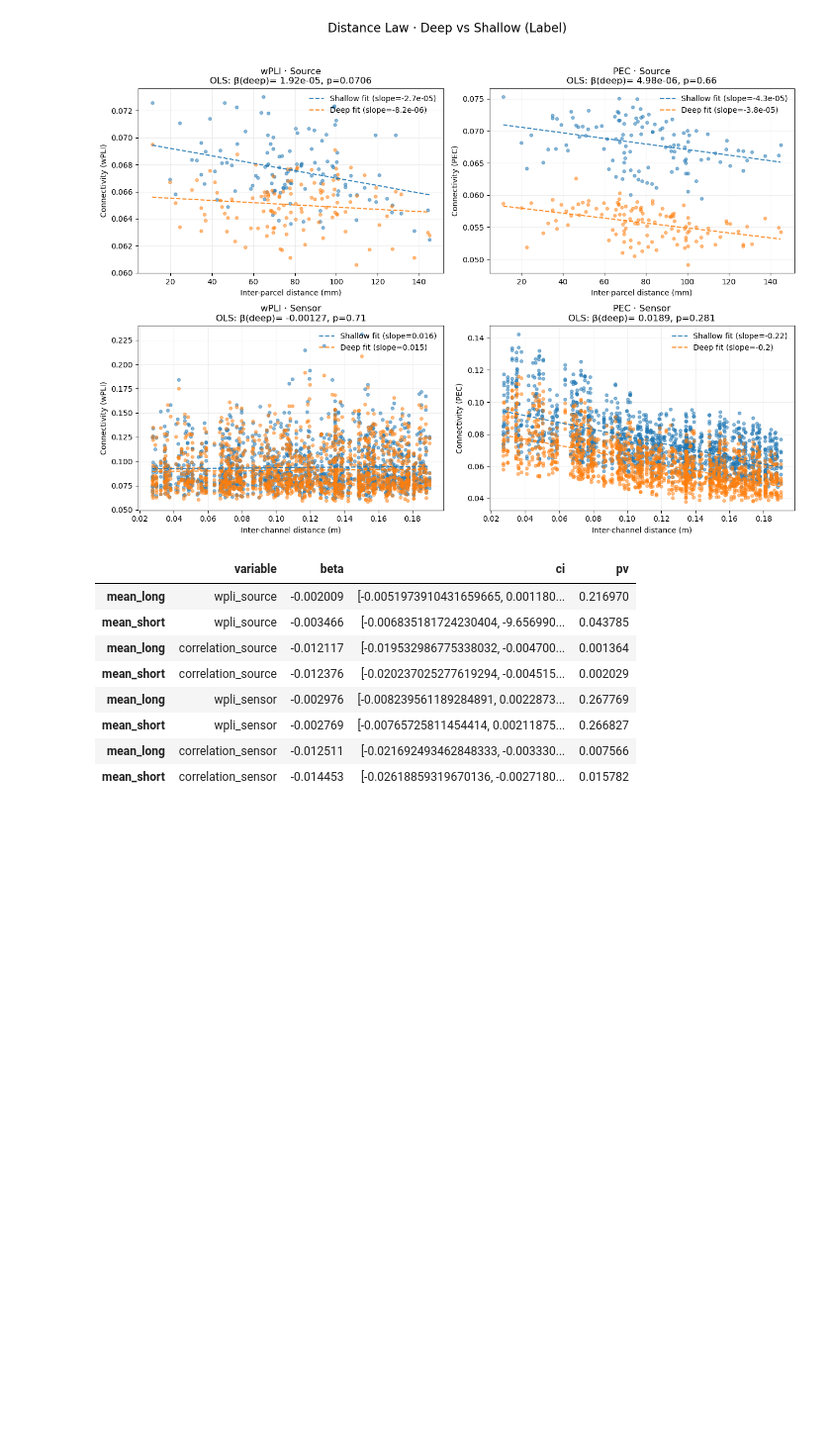
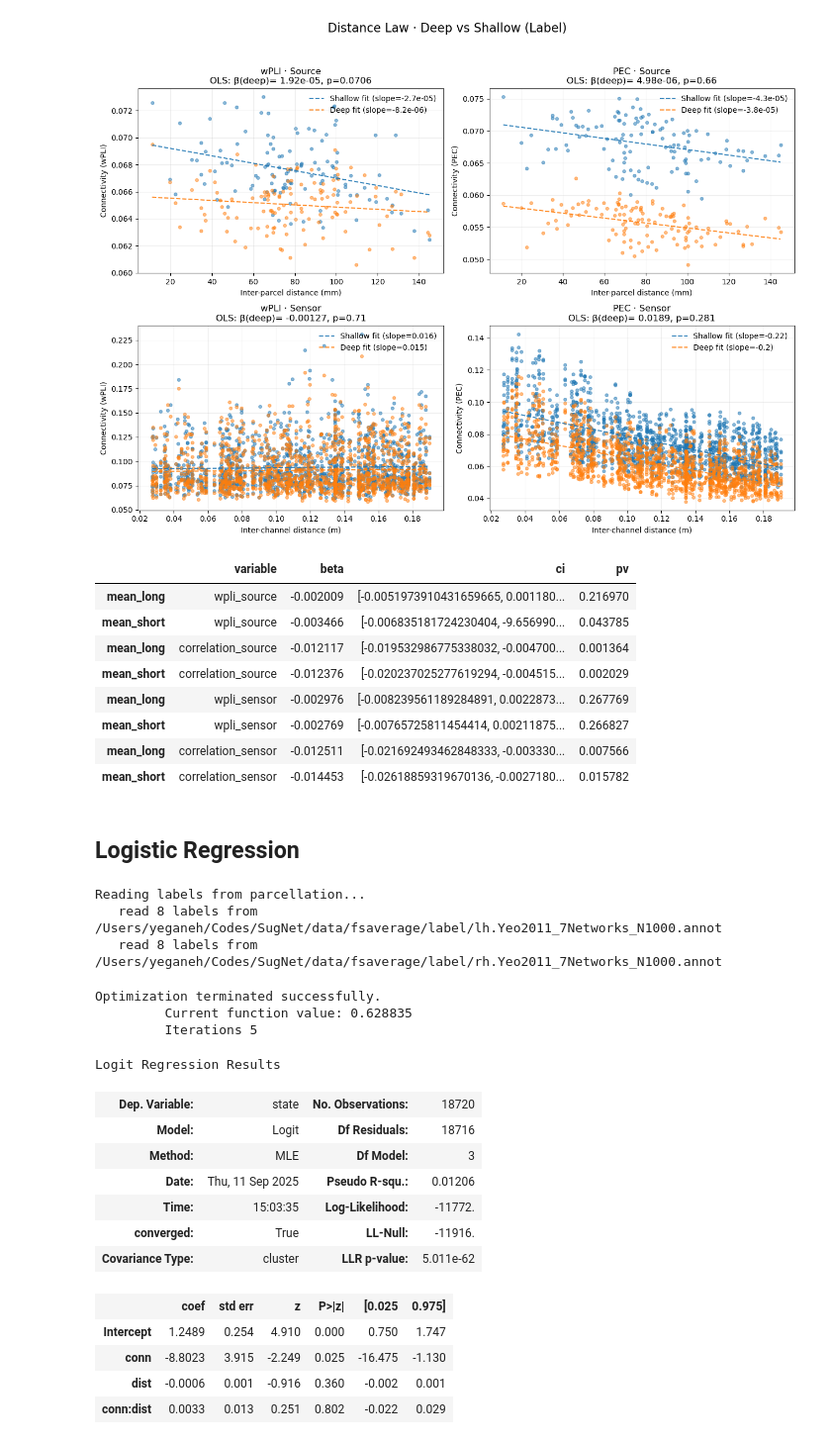
Before and after one commit to Yeganehfrh/SugNet, a Jupyter notebook: notebooks/Accuracy-Frequency.ipynb, the cells around one changed output. Shown: that part at 99% size. Drawn from its saved outputs; the diff is of its cells as text; code cells hidden in the pictures; blank space fills up the shorter version.

Commit message:
Add logistic regression analysis

```diff
--- a/notebooks/Accuracy-Frequency.ipynb
+++ b/notebooks/Accuracy-Frequency.ipynb
@@ -504,7 +504,7 @@ def create_edge_metadata(level):
         edge_pairs['edge_names'] = conn_edges
 
     elif level == 'source':
-        N_nodes, roi_xyz, roi_hemi, roi_yeo, _ = yeo_roi_to_mni()
+        N_nodes, roi_xyz, roi_hemi, roi_yeo, roi_names = yeo_roi_to_mni()
         #### Edge Metadata
         # Pairs for upper triangle
         i_idx, j_idx = np.triu_indices(N_nodes, k=1)
@@ -517,6 +517,7 @@ def create_edge_metadata(level):
         edge_pairs["within_net"]= (roi_yeo[i_idx] == roi_yeo[j_idx]).astype(int)
         edge_pairs["net_i"]     = roi_yeo[i_idx]
         edge_pairs["net_j"]     = roi_yeo[j_idx]
+        edge_pairs["edge_names"] = roi_names[i_idx] + ' \N{left right arrow} ' + roi_names[j_idx]
 
         # long/short by distance quantiles (robust)
         q30, q70 = np.quantile(edge_pairs["dist"], [0.30, 0.70])
@@ -606,3 +607,49 @@ mst_df
 | mean_short | wpli_sensor | -0.002769 | [-0.00765725811454414, 0.00211875... | 0.266827 |
 | mean_long | correlation_sensor | -0.012511 | [-0.021692493462848333, -0.003330... | 0.007566 |
 | mean_short | correlation_sensor | -0.014453 | [-0.02618859319670136, -0.0027180... | 0.015782 |
+# %% [markdown]
+## Logistic Regression
+# %%
+# PARAMS
+LEVEL = 'source'
+CONN_METRIC = 'correlation'
+DEEP_SHALLOW = 'condition'
+
+conn_path = f'data/classification_datasets/{CONN_METRIC}_{LEVEL}.csv'
+conn = open_conn_df(conn_path, DEEP_SHALLOW)
+edge_pairs, N_nodes, i_idx, j_idx = create_edge_metadata(LEVEL)
+
+# create edge-level (long format) df
+gamma_cols = [i for i in conn.columns if 'gamma' in i]
+[gamma_cols.append(i) for i in ['sub', 'state']]
+conn_long = conn[gamma_cols].melt(id_vars=['sub', 'state'], value_name='conn', var_name='edge_names')
+conn_long['edge_names'] = conn_long['edge_names'].apply(lambda x: x.replace(' (gamma)', ''))
+distance_df = edge_pairs[['edge_names', 'dist']]
+# include dist based on the edge names
+conn_long = pd.merge(conn_long, distance_df, on='edge_names')
+conn_long['state'] = conn_long['state'].apply(lambda x: 1 if x=='deep' else 0)  # convert to integer
+# %% [output]
+Reading labels from parcellation...
+   read 8 labels from /Users/yeganeh/Codes/SugNet/data/fsaverage/label/lh.Yeo2011_7Networks_N1000.annot
+   read 8 labels from /Users/yeganeh/Codes/SugNet/data/fsaverage/label/rh.Yeo2011_7Networks_N1000.annot
+# %%
+rhs = "state ~ conn + dist + conn:dist"
+lgs = smf.logit(rhs, data=conn_long).fit(cov_type="cluster", cov_kwds={"groups": conn_long["sub"]})
+lgs.summary()
+# %% [output]
+Optimization terminated successfully.
+         Current function value: 0.628835
+         Iterations 5
+Logit Regression Results
+| Dep. Variable: | state | No. Observations: | 18720 |
+| Model: | Logit | Df Residuals: | 18716 |
+| Method: | MLE | Df Model: | 3 |
+| Date: | Thu, 11 Sep 2025 | Pseudo R-squ.: | 0.01206 |
+| Time: | 15:03:35 | Log-Likelihood: | -11772. |
+| converged: | True | LL-Null: | -11916. |
+| Covariance Type: | cluster | LLR p-value: | 5.011e-62 |
+|  | coef | std err | z | P>|z| | [0.025 | 0.975] |
+| Intercept | 1.2489 | 0.254 | 4.910 | 0.000 | 0.750 | 1.747 |
+| conn | -8.8023 | 3.915 | -2.249 | 0.025 | -16.475 | -1.130 |
+| dist | -0.0006 | 0.001 | -0.916 | 0.360 | -0.002 | 0.001 |
+| conn:dist | 0.0033 | 0.013 | 0.251 | 0.802 | -0.022 | 0.029 |
```
